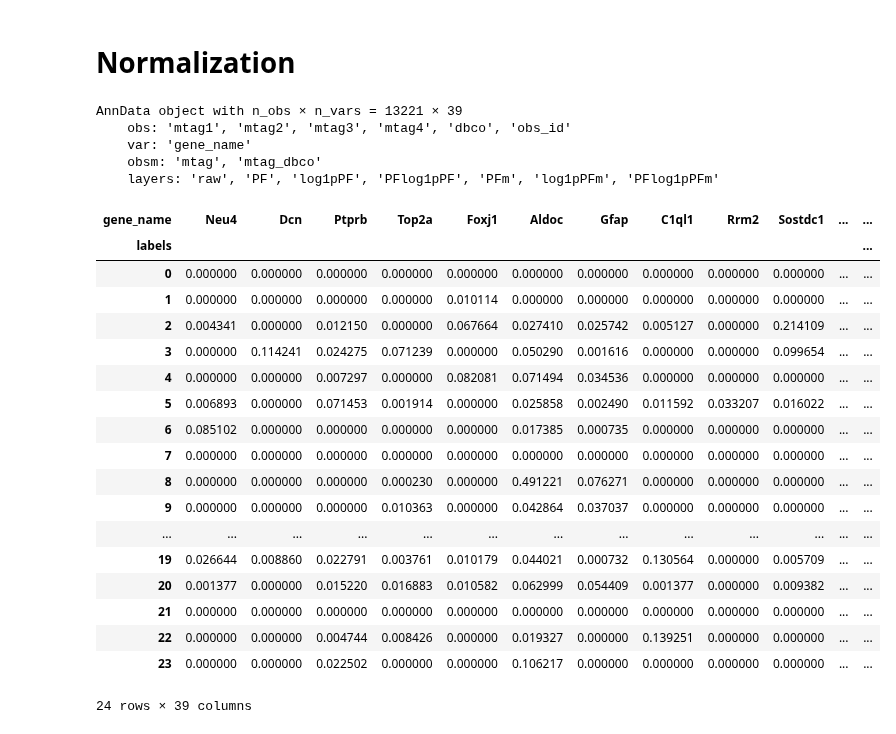
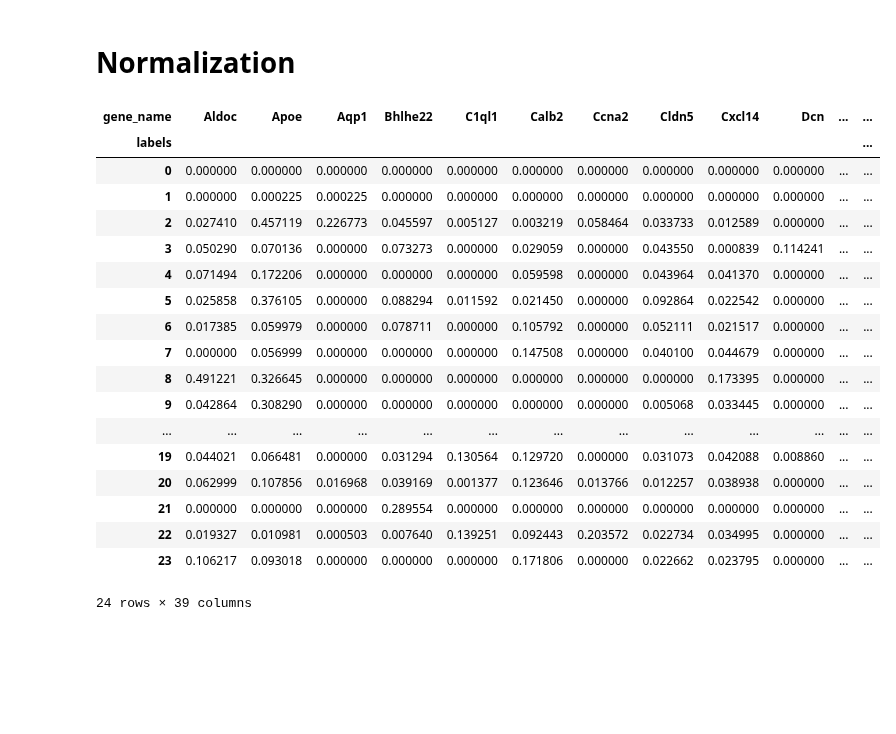
Before and after one commit to sbooeshaghi/azucar, a Jupyter notebook: analysis/brain/biologics.ipynb, the cells around one changed output. Cells and saved outputs as stored; diff of their text form; code cells hidden in the pictures; blank space fills up the shorter version.

```diff
--- a/analysis/brain/biologics.ipynb
+++ b/analysis/brain/biologics.ipynb
@@ -212,37 +194,31 @@ r2m.layers["PFlog1pPFm"] = normalize(r2m.layers["log1pPFm"], norm="l1")*r2m.laye
 # df2 = pd.DataFrame({"pvals": pvals, "scores": scores, "names": names, "leiden": leiden})
 
 # df1.query("pvals < 1e-5 & scores > 10").groupby("leiden")["names"].apply(list)
-# %%
-r1m
-# %% [output]
-AnnData object with n_obs × n_vars = 13221 × 39
-    obs: 'mtag1', 'mtag2', 'mtag3', 'mtag4', 'dbco', 'obs_id'
-    var: 'gene_name'
-    obsm: 'mtag', 'mtag_dbco'
-    layers: 'raw', 'PF', 'log1pPF', 'PFlog1pPF', 'PFm', 'log1pPFm', 'PFlog1pPFm'
 # %%
 gmm = GaussianMixture(n_components=len(markers.keys()), random_state=12)
 mtx = r1m.layers["PFlog1pPFm"].A
 labels = gmm.fit_predict(mtx)
 # %%
-pd.DataFrame(mtx, columns=r1m.var["gene_name"], index=pd.Index(labels, name="labels")).groupby("labels").mean()
+means = pd.DataFrame(mtx, columns=r1m.var["gene_name"], index=pd.Index(labels, name="labels")).groupby("labels").mean()
-# %% [output]
-| gene_name | Neu4 | Dcn | Ptprb | Top2a | Foxj1 | Aldoc | Gfap | C1ql1 | Rrm2 | Sostdc1 | ... | ... |
-| labels |  |  |  |  |  |  |  |  |  |  |  | ... |
-| 0 | 0.000000 | 0.000000 | 0.000000 | 0.000000 | 0.000000 | 0.000000 | 0.000000 | 0.000000 | 0.000000 | 0.000000 | ... | ... |
-| 1 | 0.000000 | 0.000000 | 0.000000 | 0.000000 | 0.010114 | 0.000000 | 0.000000 | 0.000000 | 0.000000 | 0.000000 | ... | ... |
-| 2 | 0.004341 | 0.000000 | 0.012150 | 0.000000 | 0.067664 | 0.027410 | 0.025742 | 0.005127 | 0.000000 | 0.214109 | ... | ... |
-| 3 | 0.000000 | 0.114241 | 0.024275 | 0.071239 | 0.000000 | 0.050290 | 0.001616 | 0.000000 | 0.000000 | 0.099654 | ... | ... |
-| 4 | 0.000000 | 0.000000 | 0.007297 | 0.000000 | 0.082081 | 0.071494 | 0.034536 | 0.000000 | 0.000000 | 0.000000 | ... | ... |
-| 5 | 0.006893 | 0.000000 | 0.071453 | 0.001914 | 0.000000 | 0.025858 | 0.002490 | 0.011592 | 0.033207 | 0.016022 | ... | ... |
-| 6 | 0.085102 | 0.000000 | 0.000000 | 0.000000 | 0.000000 | 0.017385 | 0.000735 | 0.000000 | 0.000000 | 0.000000 | ... | ... |
-| 7 | 0.000000 | 0.000000 | 0.000000 | 0.000000 | 0.000000 | 0.000000 | 0.000000 | 0.000000 | 0.000000 | 0.000000 | ... | ... |
-| 8 | 0.000000 | 0.000000 | 0.000000 | 0.000230 | 0.000000 | 0.491221 | 0.076271 | 0.000000 | 0.000000 | 0.000000 | ... | ... |
-| 9 | 0.000000 | 0.000000 | 0.000000 | 0.010363 | 0.000000 | 0.042864 | 0.037037 | 0.000000 | 0.000000 | 0.000000 | ... | ... |
-| ... | ... | ... | ... | ... | ... | ... | ... | ... | ... | ... | ... | ... |
-| 19 | 0.026644 | 0.008860 | 0.022791 | 0.003761 | 0.010179 | 0.044021 | 0.000732 | 0.130564 | 0.000000 | 0.005709 | ... | ... |
-| 20 | 0.001377 | 0.000000 | 0.015220 | 0.016883 | 0.010582 | 0.062999 | 0.054409 | 0.001377 | 0.000000 | 0.009382 | ... | ... |
-| 21 | 0.000000 | 0.000000 | 0.000000 | 0.000000 | 0.000000 | 0.000000 | 0.000000 | 0.000000 | 0.000000 | 0.000000 | ... | ... |
-| 22 | 0.000000 | 0.000000 | 0.004744 | 0.008426 | 0.000000 | 0.019327 | 0.000000 | 0.139251 | 0.000000 | 0.000000 | ... | ... |
-| 23 | 0.000000 | 0.000000 | 0.022502 | 0.000000 | 0.000000 | 0.106217 | 0.000000 | 0.000000 | 0.000000 | 0.000000 | ... | ... |
-24 rows × 39 columns
+# %%
+means
+# %% [output]
+| gene_name | Aldoc | Apoe | Aqp1 | Bhlhe22 | C1ql1 | Calb2 | Ccna2 | Cldn5 | Cxcl14 | Dcn | ... | ... |
+| labels |  |  |  |  |  |  |  |  |  |  |  | ... |
+| 0 | 0.000000 | 0.000000 | 0.000000 | 0.000000 | 0.000000 | 0.000000 | 0.000000 | 0.000000 | 0.000000 | 0.000000 | ... | ... |
+| 1 | 0.000000 | 0.000225 | 0.000225 | 0.000000 | 0.000000 | 0.000000 | 0.000000 | 0.000000 | 0.000000 | 0.000000 | ... | ... |
+| 2 | 0.027410 | 0.457119 | 0.226773 | 0.045597 | 0.005127 | 0.003219 | 0.058464 | 0.033733 | 0.012589 | 0.000000 | ... | ... |
+| 3 | 0.050290 | 0.070136 | 0.000000 | 0.073273 | 0.000000 | 0.029059 | 0.000000 | 0.043550 | 0.000839 | 0.114241 | ... | ... |
+| 4 | 0.071494 | 0.172206 | 0.000000 | 0.000000 | 0.000000 | 0.059598 | 0.000000 | 0.043964 | 0.041370 | 0.000000 | ... | ... |
+| 5 | 0.025858 | 0.376105 | 0.000000 | 0.088294 | 0.011592 | 0.021450 | 0.000000 | 0.092864 | 0.022542 | 0.000000 | ... | ... |
+| 6 | 0.017385 | 0.059979 | 0.000000 | 0.078711 | 0.000000 | 0.105792 | 0.000000 | 0.052111 | 0.021517 | 0.000000 | ... | ... |
+| 7 | 0.000000 | 0.056999 | 0.000000 | 0.000000 | 0.000000 | 0.147508 | 0.000000 | 0.040100 | 0.044679 | 0.000000 | ... | ... |
+| 8 | 0.491221 | 0.326645 | 0.000000 | 0.000000 | 0.000000 | 0.000000 | 0.000000 | 0.000000 | 0.173395 | 0.000000 | ... | ... |
+| 9 | 0.042864 | 0.308290 | 0.000000 | 0.000000 | 0.000000 | 0.000000 | 0.000000 | 0.005068 | 0.033445 | 0.000000 | ... | ... |
+| ... | ... | ... | ... | ... | ... | ... | ... | ... | ... | ... | ... | ... |
+| 19 | 0.044021 | 0.066481 | 0.000000 | 0.031294 | 0.130564 | 0.129720 | 0.000000 | 0.031073 | 0.042088 | 0.008860 | ... | ... |
+| 20 | 0.062999 | 0.107856 | 0.016968 | 0.039169 | 0.001377 | 0.123646 | 0.013766 | 0.012257 | 0.038938 | 0.000000 | ... | ... |
+| 21 | 0.000000 | 0.000000 | 0.000000 | 0.289554 | 0.000000 | 0.000000 | 0.000000 | 0.000000 | 0.000000 | 0.000000 | ... | ... |
+| 22 | 0.019327 | 0.010981 | 0.000503 | 0.007640 | 0.139251 | 0.092443 | 0.203572 | 0.022734 | 0.034995 | 0.000000 | ... | ... |
+| 23 | 0.106217 | 0.093018 | 0.000000 | 0.000000 | 0.000000 | 0.171806 | 0.000000 | 0.022662 | 0.023795 | 0.000000 | ... | ... |
+24 rows × 39 columns
```
Also changed, not shown: parts of 8 cells of this notebook.
